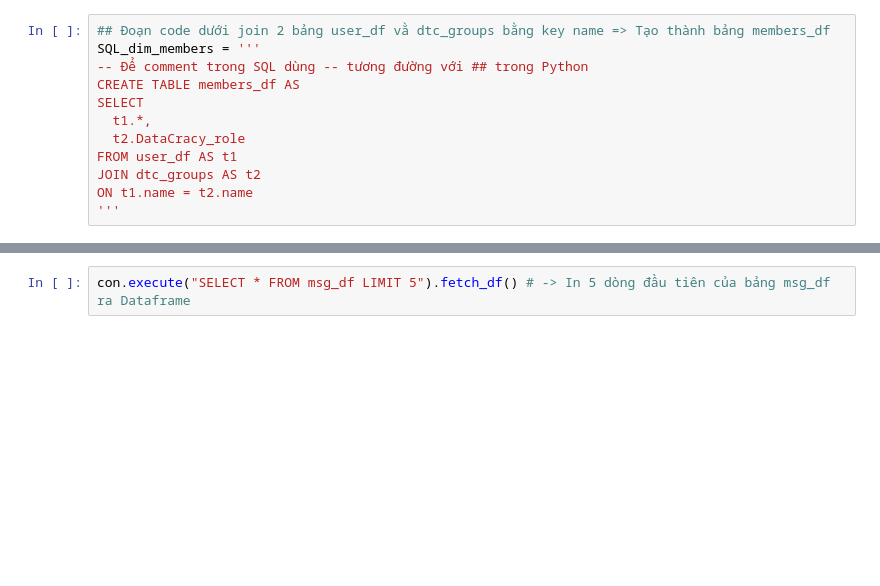
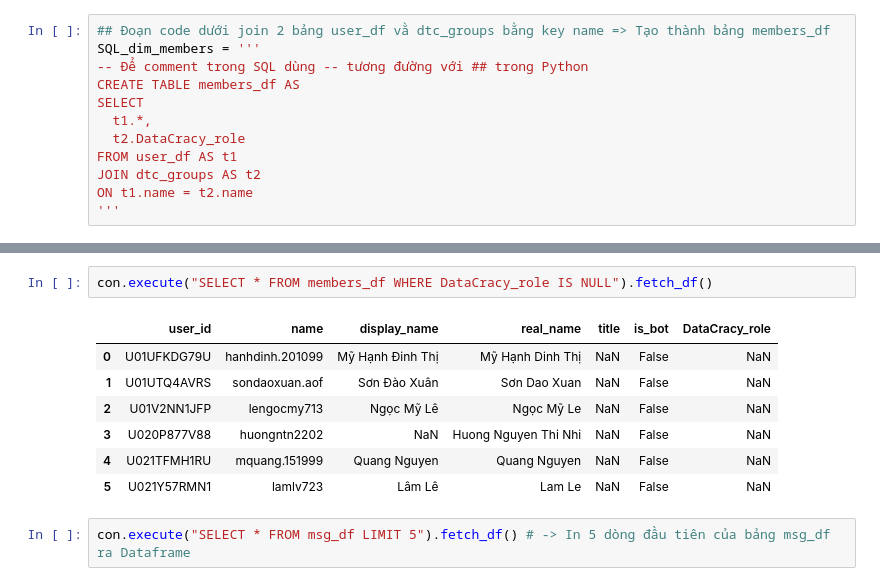
Before and after one commit to Ha-Huynh-Anh/atom-assignments, a Jupyter notebook: assignment_4/home_assignment_4.ipynb, the cells around one changed output, grey strips where cells are left out. Saved outputs shown, nothing was run; the diff lists cells and outputs as text; blank space fills up the shorter version.

```diff
--- a/assignment_4/home_assignment_4.ipynb
+++ b/assignment_4/home_assignment_4.ipynb
@@ -660,3 +652,13 @@ con.execute("SELECT * FROM channel_df LIMIT 5").fetch_df() # -> In 5 dòng đầ
+# %%
+con.execute("SELECT * FROM members_df WHERE DataCracy_role IS NULL").fetch_df()
+# %% [output]
+|  | user_id | name | display_name | real_name | title | is_bot | DataCracy_role |
+| 0 | U01UFKDG79U | hanhdinh.201099 | Mỹ Hạnh Đinh Thị | Mỹ Hạnh Dinh Thị | NaN | False | NaN |
+| 1 | U01UTQ4AVRS | sondaoxuan.aof | Sơn Đào Xuân | Sơn Dao Xuan | NaN | False | NaN |
+| 2 | U01V2NN1JFP | lengocmy713 | Ngọc Mỹ Lê | Ngọc Mỹ Le | NaN | False | NaN |
+| 3 | U020P877V88 | huongntn2202 | NaN | Huong Nguyen Thi Nhi | NaN | False | NaN |
+| 4 | U021TFMH1RU | mquang.151999 | Quang Nguyen | Quang Nguyen | NaN | False | NaN |
+| 5 | U021Y57RMN1 | lamlv723 | Lâm Lê | Lam Le | NaN | False | NaN |
 # %%
 con.execute("SELECT * FROM msg_df LIMIT 5").fetch_df() # -> In 5 dòng đầu tiên của bảng msg_df ra Dataframe
 # %% [output]
```
Also changed, not shown: parts of 22 cells of this notebook.
